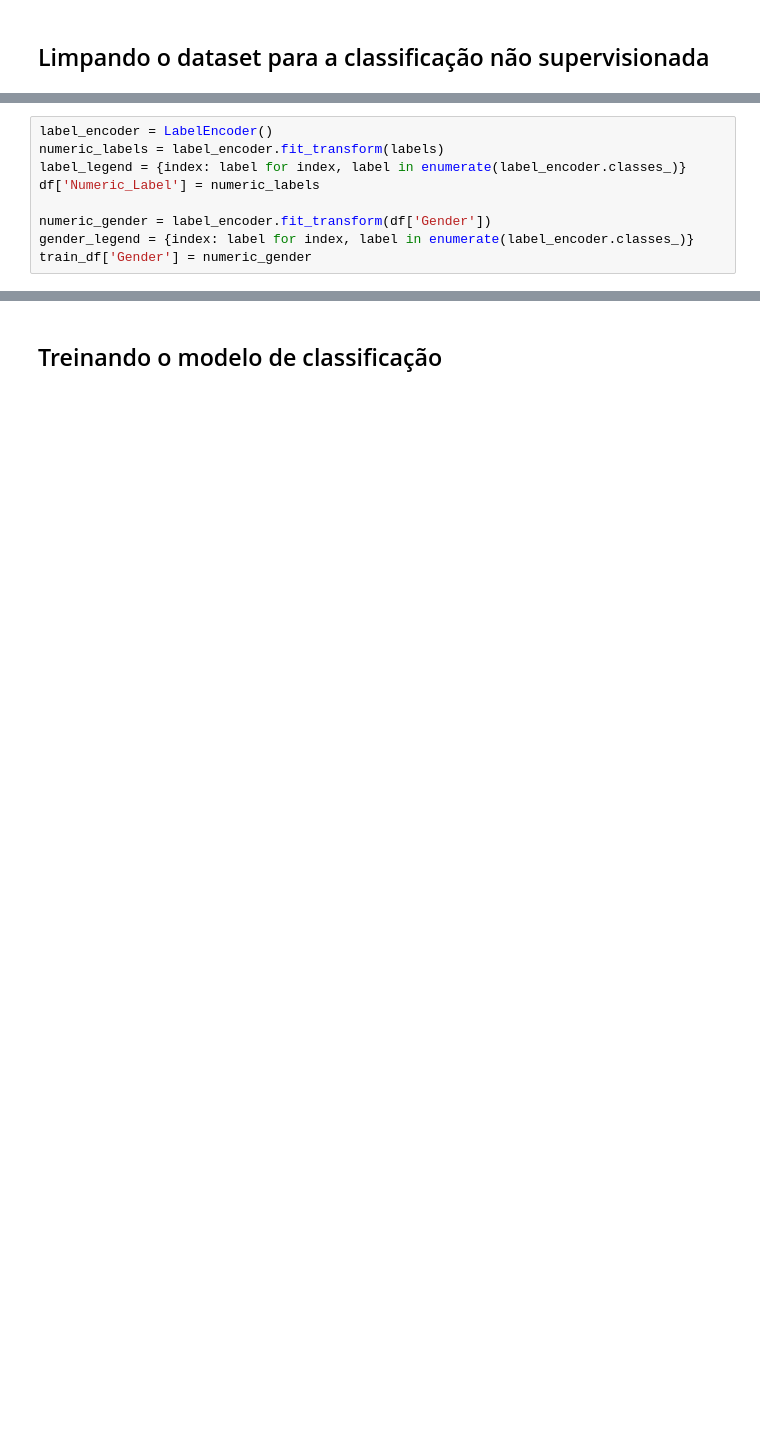
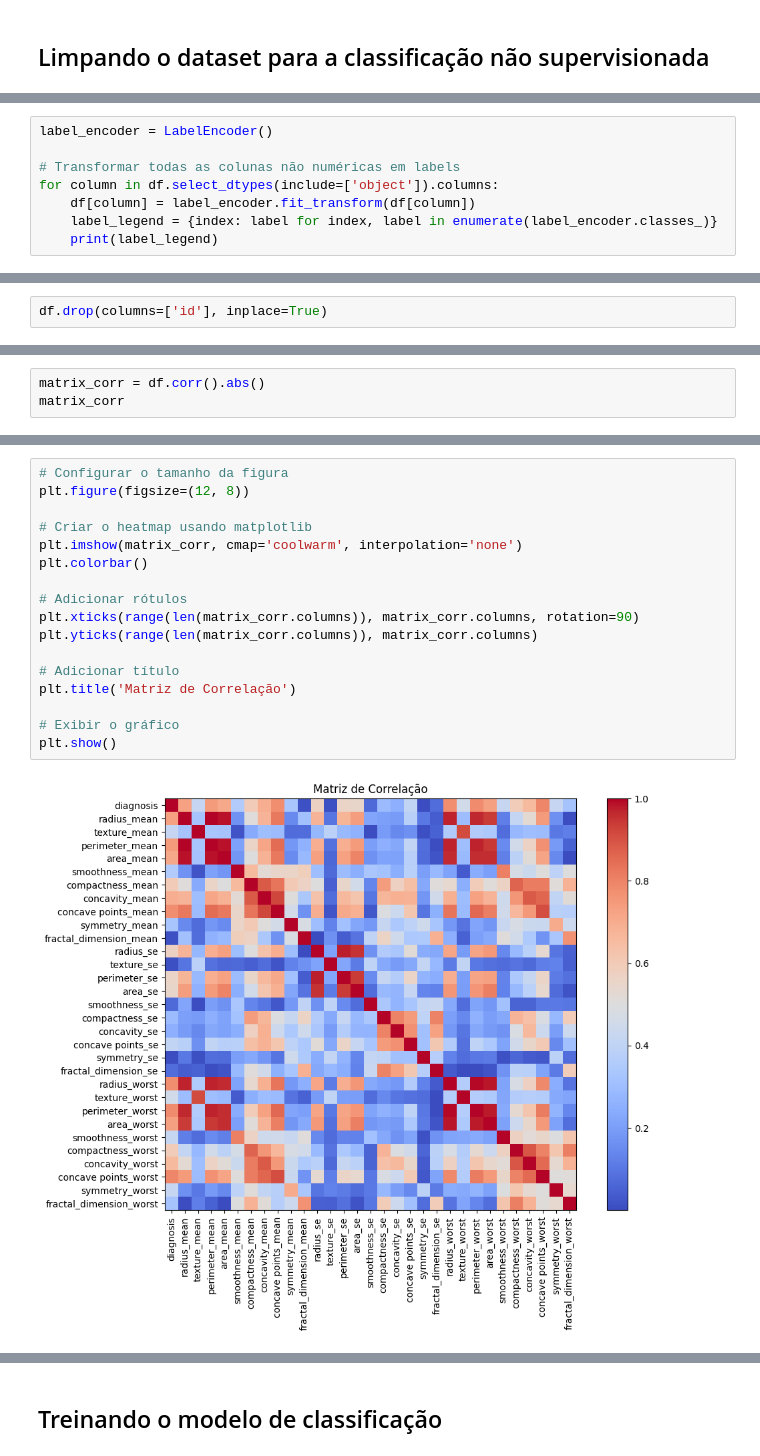
Before and after one commit to Heitorsaulo/Cluster_classification, a Jupyter notebook: Cleaning_dataset.ipynb, the cells around one changed output, grey strips where cells are left out. Saved outputs shown, nothing was run; the diff lists cells and outputs as text; blank space fills up the shorter version.

```diff
--- a/Cleaning_dataset.ipynb
+++ b/Cleaning_dataset.ipynb
@@ -70,9 +47,0 @@ train_df
-# %%
-label_encoder = LabelEncoder()
-numeric_labels = label_encoder.fit_transform(labels)
-label_legend = {index: label for index, label in enumerate(label_encoder.classes_)}
-df['Numeric_Label'] = numeric_labels
-
-numeric_gender = label_encoder.fit_transform(df['Gender'])
-gender_legend = {index: label for index, label in enumerate(label_encoder.classes_)}
-train_df['Gender'] = numeric_gender
@@ -86,0 +48,8 @@ labels legend: {0: 'Normal Weight', 1: 'Obese', 2: 'Overweight', 3: 'Underweight
+# %%
+label_encoder = LabelEncoder()
+
+# Transformar todas as colunas não numéricas em labels
+for column in df.select_dtypes(include=['object']).columns:
+    df[column] = label_encoder.fit_transform(df[column])
+    label_legend = {index: label for index, label in enumerate(label_encoder.classes_)}
+    print(label_legend)
@@ -86,0 +68,2 @@ labels legend: {0: 'Normal Weight', 1: 'Obese', 2: 'Overweight', 3: 'Underweight
+# %%
+df.drop(columns=['id'], inplace=True)
@@ -86,0 +82,3 @@ labels legend: {0: 'Normal Weight', 1: 'Obese', 2: 'Overweight', 3: 'Underweight
+# %%
+matrix_corr = df.corr().abs()
+matrix_corr
@@ -86,0 +104,19 @@ labels legend: {0: 'Normal Weight', 1: 'Obese', 2: 'Overweight', 3: 'Underweight
+# %%
+# Configurar o tamanho da figura
+plt.figure(figsize=(12, 8))
+
+# Criar o heatmap usando matplotlib
+plt.imshow(matrix_corr, cmap='coolwarm', interpolation='none')
+plt.colorbar()
+
+# Adicionar rótulos
+plt.xticks(range(len(matrix_corr.columns)), matrix_corr.columns, rotation=90)
+plt.yticks(range(len(matrix_corr.columns)), matrix_corr.columns)
+
+# Adicionar título
+plt.title('Matriz de Correlação')
+
+# Exibir o gráfico
+plt.show()
+# %% [output]
+[figure, added]
```
Also changed, not shown: parts of 37 cells of this notebook, 3 other files.
